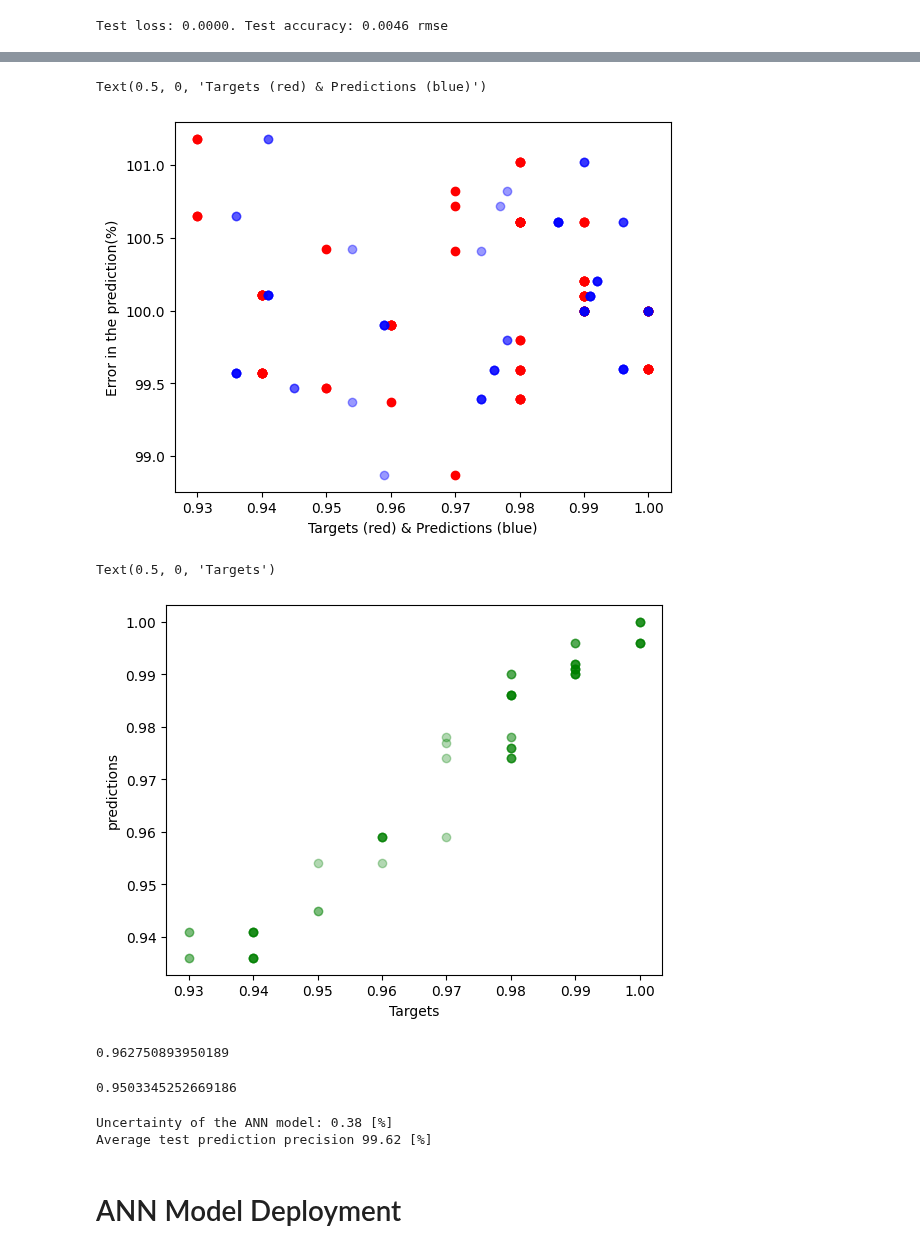
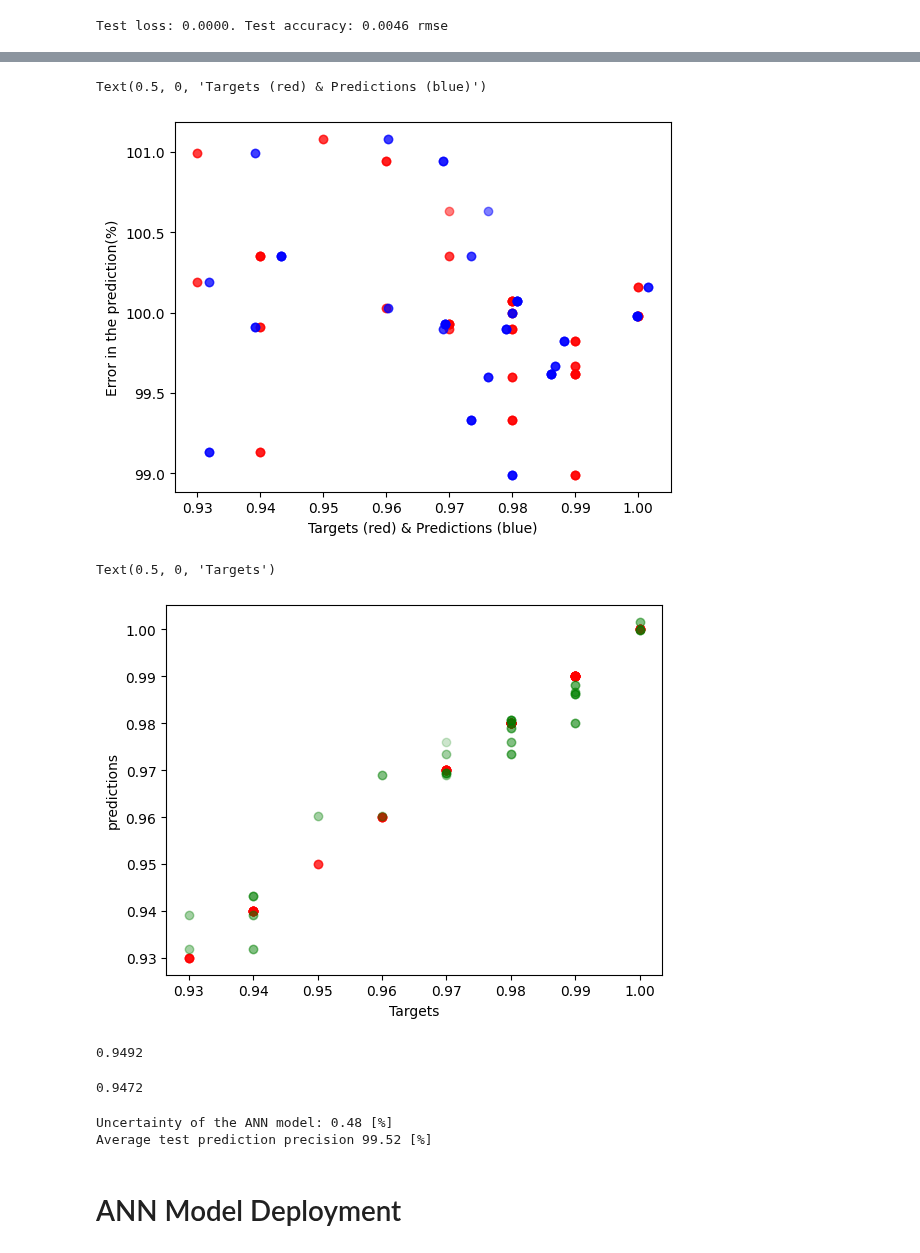
Before and after one commit to nirmalparmarphd/microDSC_error_prediction_ANN, a Jupyter notebook: ann_dsc_error_prediction.ipynb, the cells around one changed output, grey strips where cells are left out. Cells and saved outputs as stored; diff of their text form; code cells hidden in the pictures.

Commit message:
ANN-reg-2 model re-trained on full data set

```diff
--- a/ann_dsc_error_prediction.ipynb
+++ b/ann_dsc_error_prediction.ipynb
@@ -34,7 +31,7 @@ hidden_layer_3_size = 10
 model = tf.keras.Sequential([
     tf.keras.layers.Dense(input_size),
     tf.keras.layers.Dense(hidden_layer_1_size, activation='relu'),
-    tf.keras.layers.Dense(hidden_layer_2_size, activation='tanh'),
+    tf.keras.layers.Dense(hidden_layer_2_size, activation='relu'),
     tf.keras.layers.Dense(hidden_layer_3_size, activation='sigmoid'),
     tf.keras.layers.Dense(output_size, activation='linear')
 ])
@@ -44,6 +38,6 @@ To enable them in other operations, rebuild TensorFlow with the appropriate comp
 # %%
 # model prep, optimizer and loss function
-optimizer = tf.keras.optimizers.Adam(learning_rate=0.0001)
+optimizer = tf.keras.optimizers.Adam(learning_rate=0.00001)
 model.compile(optimizer, loss=tf.keras.losses.MeanSquaredError(),metrics=[tf.keras.metrics.RootMeanSquaredError()])
 # %%
 # Training
@@ -119,7 +113,7 @@ Test loss: 0.0000. Test accuracy: 0.0046 rmse
 # %%
 prediction = model.predict(test_inputs)
 data_inputs = pd.DataFrame(test_inputs)
-prediction = pd.DataFrame(np.round(prediction,3))
+prediction = pd.DataFrame(np.round(prediction,4))
 test_targets = pd.DataFrame(test_targets)
 pred_accu = np.round((prediction/test_targets)*100,2)
 
@@ -143,35 +137,37 @@ result
 80 rows × 3 columns
 # %%
 import matplotlib.pyplot as plt
-plt.scatter(result['Target-St(%)'], result['Pred-Accu-St(%)'], color='r')
-plt.scatter(result['Prediction-St(%)'], result['Pred-Accu-St(%)'],alpha=0.4, color='b')
+plt.scatter(result['Target-St(%)'], result['Pred-Accu-St(%)'], alpha=0.5, color='r')
+plt.scatter(result['Prediction-St(%)'], result['Pred-Accu-St(%)'],alpha=0.5, color='b')
 plt.ylabel('Error in the prediction(%)')
 plt.xlabel('Targets (red) & Predictions (blue)')
 # %% [output]
 Text(0.5, 0, 'Targets (red) & Predictions (blue)')
-[figure, old version]
+[figure, new version]
 # %%
-plt.scatter(result['Target-St(%)'], result['Prediction-St(%)'], alpha=0.3, color='g')
+plt.scatter(result['Target-St(%)'], result['Target-St(%)'], alpha=0.5, color='r')
+plt.scatter(result['Target-St(%)'], result['Prediction-St(%)'], alpha=0.2, color='g')
+
 plt.ylabel('predictions')
 plt.xlabel('Targets')
 # %% [output]
 Text(0.5, 0, 'Targets')
-[figure, old version]
+[figure, new version]
 # %%
 # estimation of R2 score
 from sklearn.metrics import r2_score
 r2_score_test = r2_score(test_targets, prediction)
-r2_score_test
+np.round(r2_score_test,4)
 # %% [output]
-0.962750893950189
+0.9492
 # %%
 # estimation of adjusted R2 score
 n = np.size(test_targets)
 k = 3 # number of features
 adj_r2_score = 1 - (((1-r2_score_test)*(n-1))/((n-k-1)))
-adj_r2_score
+np.round(adj_r2_score,4)
 # %% [output]
-0.9503345252669186
+0.9472
 # %%
 mean_pred = pred_accu.mean()
 std_pred = pred_accu.std()
@@ -179,8 +175,8 @@ uncertainty_model = std_pred
 print("Uncertainty of the ANN model:", np.round(uncertainty_model[0],2), '[%]')
 print("Average test prediction precision", np.round(100 - uncertainty_model[0],2), '[%]')
 # %% [output]
-Uncertainty of the ANN model: 0.38 [%]
-Average test prediction precision 99.62 [%]
+Uncertainty of the ANN model: 0.48 [%]
+Average test prediction precision 99.52 [%]
 # %% [markdown]
 # ANN Model Deployment
 # %% [markdown]
```
Also changed, not shown: parts of 7 cells of this notebook, 8 other files.
